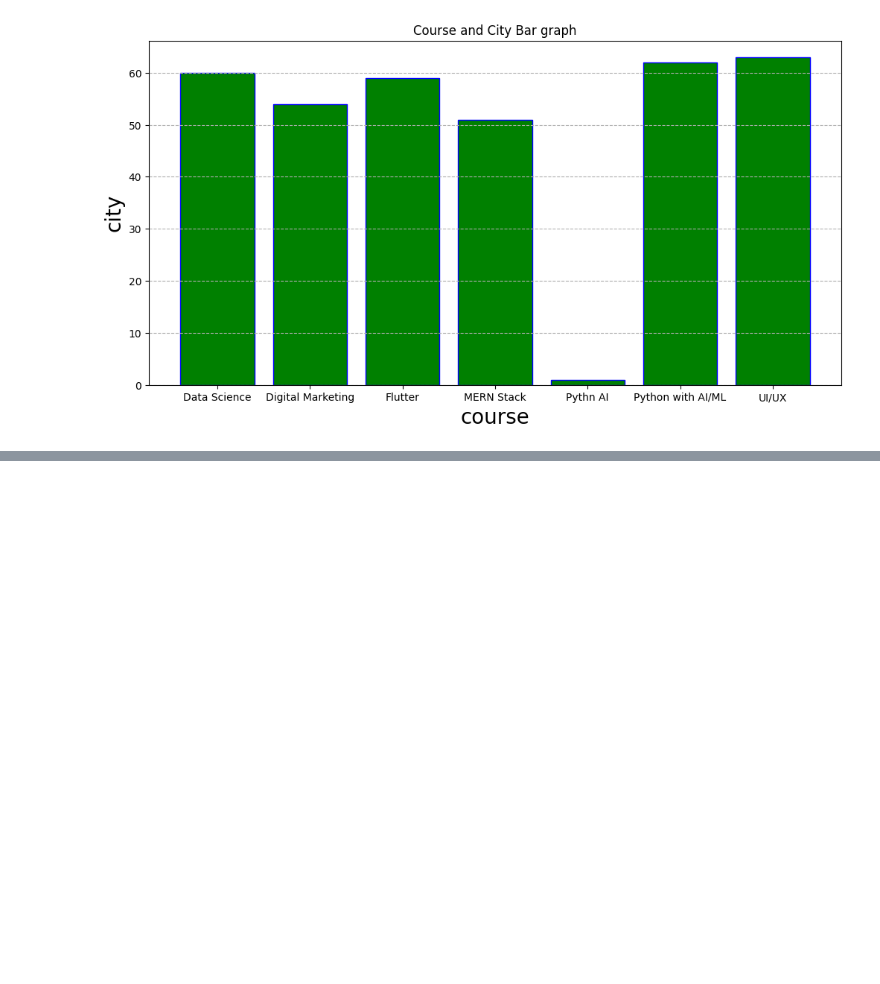
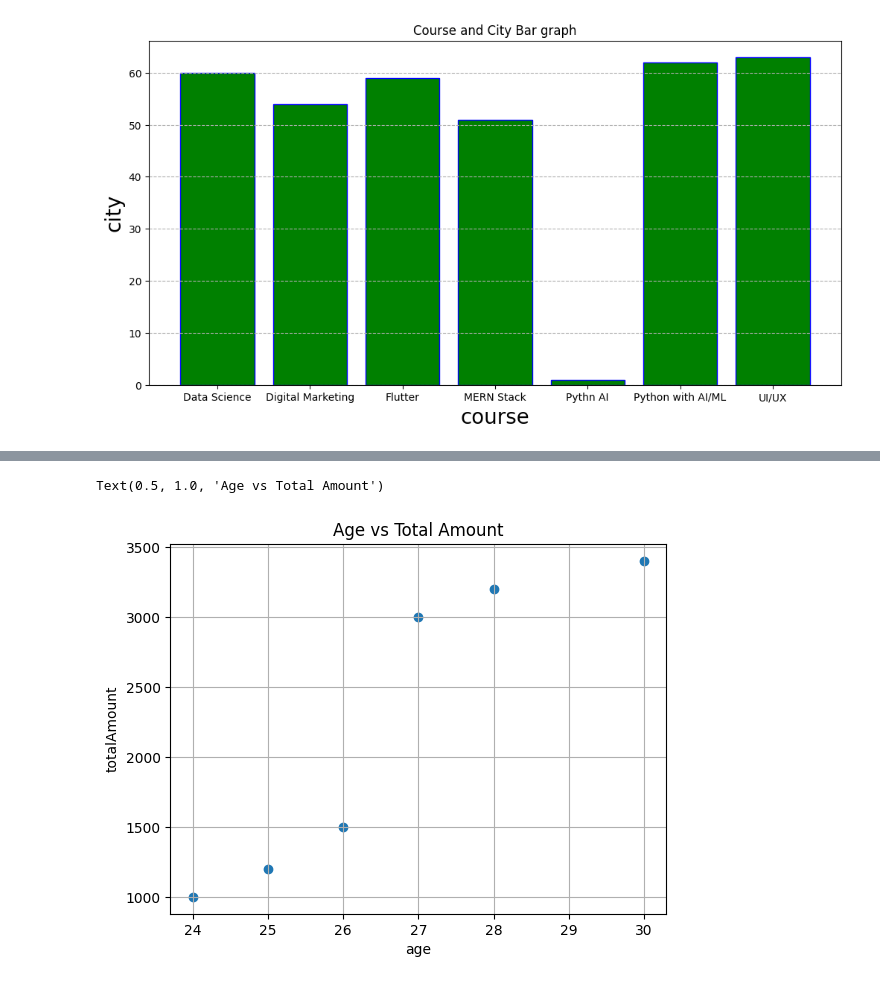
Before and after one commit to Bishwash074/ai_udan, a Jupyter notebook: week-4/matplotlib.ipynb, the cells around one changed output, grey strips where cells are left out. Cells and saved outputs as stored; diff of their text form; code cells hidden in the pictures; blank space fills up the shorter version.

```diff
--- a/week-4/matplotlib.ipynb
+++ b/week-4/matplotlib.ipynb
@@ -47,0 +103,16 @@ Name: city, dtype: int64
+# %%
+# scatter plot-relationship between two variable
+data={
+    "age":[24,25,26,27,28,30],
+    "totalAmount":[1000,1200,1500,3000,3200,3400]
+}
+dfd=pd.DataFrame(data)
+dfd
+plt.scatter(dfd["age"],dfd["totalAmount"])
+plt.xlabel("age")
+plt.ylabel("totalAmount")
+plt.grid(True)
+plt.title("Age vs Total Amount")
+# %% [output]
+Text(0.5, 1.0, 'Age vs Total Amount')
+[figure, added]
```
Also changed, not shown: parts of 8 cells of this notebook.
